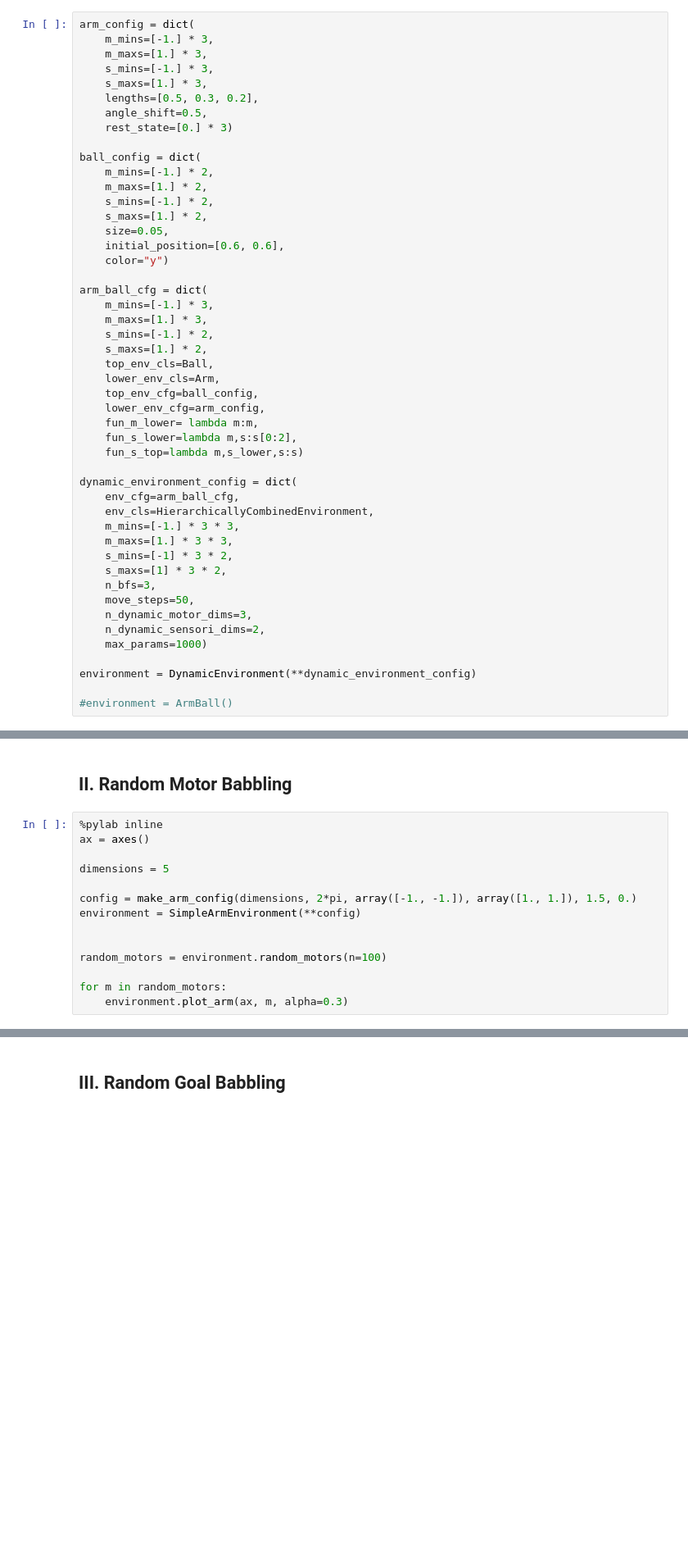
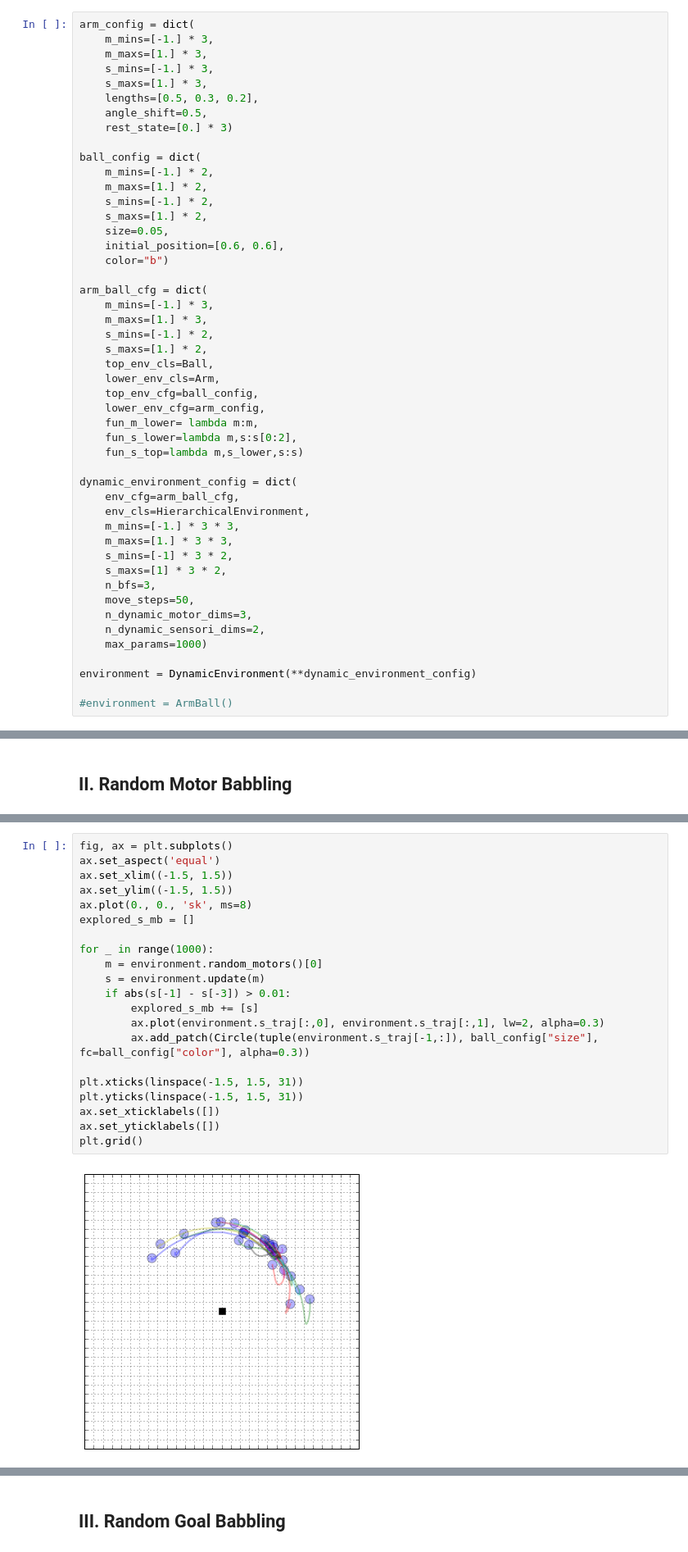
Before and after one commit to sebastien-forestier/ExplorationAlgorithms, a Jupyter notebook: main.ipynb, the cells around one changed output, grey strips where cells are left out. Shown: that part at 82% size. Drawn from its saved outputs; the diff is of its cells as text; blank space fills up the shorter version.

Commit message:
motor and goal babbling

```diff
--- a/main.ipynb
+++ b/main.ipynb
@@ -51,7 +59,7 @@ ball_config = dict(
     s_maxs=[1.] * 2,
     size=0.05,
     initial_position=[0.6, 0.6],
-    color="y")
+    color="b")
 
 arm_ball_cfg = dict(
     m_mins=[-1.] * 3,
@@ -68,7 +76,7 @@ arm_ball_cfg = dict(
 
 dynamic_environment_config = dict(
     env_cfg=arm_ball_cfg,
-    env_cls=HierarchicallyCombinedEnvironment,
+    env_cls=HierarchicalEnvironment,
     m_mins=[-1.] * 3 * 3,
     m_maxs=[1.] * 3 * 3,
     s_mins=[-1] * 3 * 2,
@@ -103,16 +111,2 @@ interact_manual(movement, m1=(-1., 1., 0.1), m2=(-1., 1., 0.1), m3=(-1., 1., 0.1
 # %% [markdown]
 ## II. Random Motor Babbling
-# %%
-%pylab inline
-ax = axes()
-
-dimensions = 5
-
-config = make_arm_config(dimensions, 2*pi, array([-1., -1.]), array([1., 1.]), 1.5, 0.)
-environment = SimpleArmEnvironment(**config)
-
-
-random_motors = environment.random_motors(n=100)
-
-for m in random_motors:
-    environment.plot_arm(ax, m, alpha=0.3)
@@ -121,0 +113,23 @@ Populating the interactive namespace from numpy and matplotlib
+# %%
+fig, ax = plt.subplots()
+ax.set_aspect('equal')
+ax.set_xlim((-1.5, 1.5))
+ax.set_ylim((-1.5, 1.5))
+ax.plot(0., 0., 'sk', ms=8)
+explored_s_mb = []
+
+for _ in range(1000):
+    m = environment.random_motors()[0]
+    s = environment.update(m)
+    if abs(s[-1] - s[-3]) > 0.01:
+        explored_s_mb += [s]
+        ax.plot(environment.s_traj[:,0], environment.s_traj[:,1], lw=2, alpha=0.3)
+        ax.add_patch(Circle(tuple(environment.s_traj[-1,:]), ball_config["size"], fc=ball_config["color"], alpha=0.3))
+
+plt.xticks(linspace(-1.5, 1.5, 31))
+plt.yticks(linspace(-1.5, 1.5, 31))
+ax.set_xticklabels([])
+ax.set_yticklabels([])
+plt.grid()
+# %% [output]
+[figure, added]
```
Also changed, not shown: parts of 9 cells of this notebook, 2 other files.
